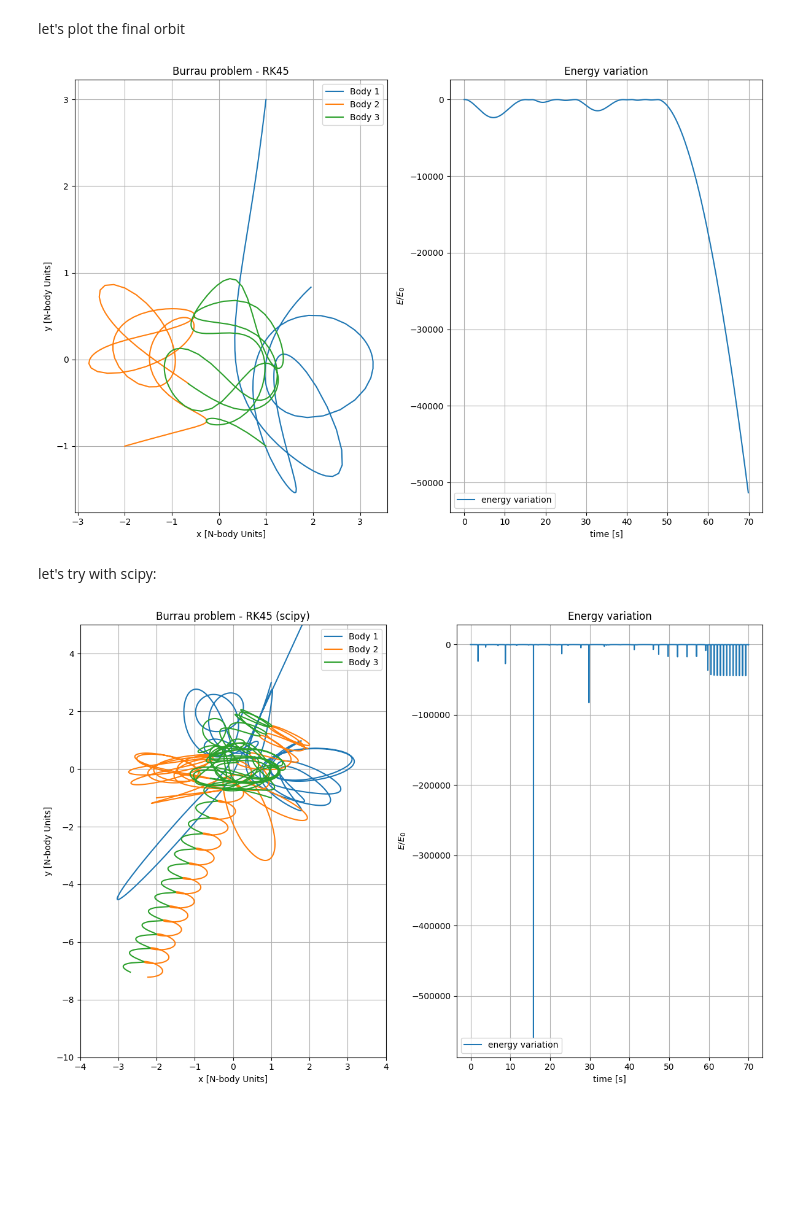
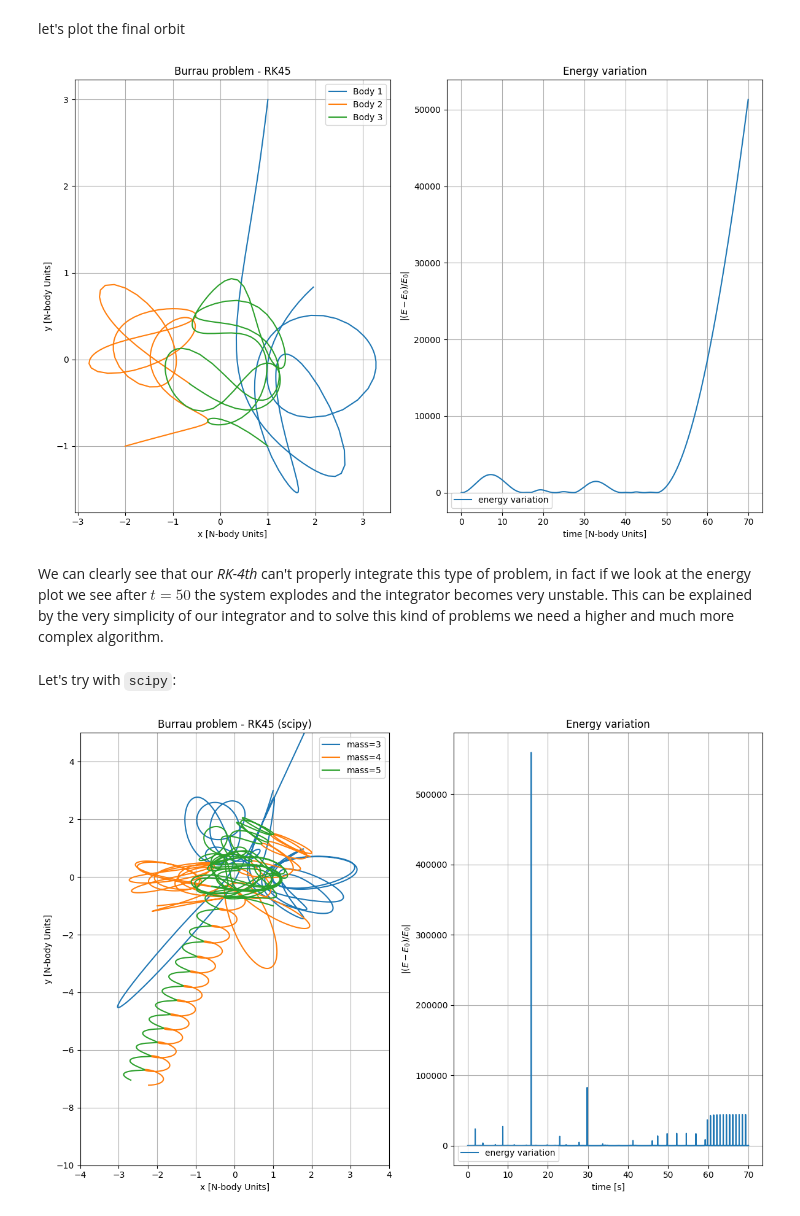
Before and after one commit to marcoboscato/celestial_mechanics, a Jupyter notebook: Homeworks/HW2/HW2_boscatomarco.ipynb, the cells around one changed output. Drawn from its saved outputs; the diff is of its cells as text; code cells hidden in the pictures; blank space fills up the shorter version.

```diff
--- a/Homeworks/HW2/HW2_boscatomarco.ipynb
+++ b/Homeworks/HW2/HW2_boscatomarco.ipynb
@@ -238,5 +246,5 @@ def Energy_3bodies(x):
     Ekin = 0.5*(masses[0]*np.sum(x[:,6:8]**2, axis=1) + masses[1]*np.sum(x[:,8:10]**2, axis=1) + masses[2]*np.sum(x[:,10:12]**2, axis=1))
     Epot = G*(masses[0]*masses[1]/r12 + masses[1]*masses[2]/r23 + masses[0]*masses[2]/r31)
     E = Ekin - Epot
-    return np.abs(E - E[0])/E[0]
+    return np.abs((E - E[0])/E[0])
 # %% [markdown]
@@ -264,4 +282,6 @@ let's integrate: first I write ti initial condition as 1D array...
 # %%
-x = np.concatenate((position, velocity), axis=None)
+x = np.concatenate((pos, vel), axis=None)
 
 time, orbit = RK_4th_order_adaptive(f, x, t0, tf, h0)
+
+energy = Energy_3bodies(orbit)
@@ -278,24 +296,24 @@ plt.plot(orbit[:,4], orbit[:,5], label='Body 3')
 plt.xlabel('x [N-body Units]')
 plt.ylabel('y [N-body Units]')
 plt.title('Burrau problem - RK45')
-#plt.xlim(-4, 4)
-#plt.ylim(-10, 5)
 plt.grid()
 plt.legend()
 
 plt.subplot(1,2,2)
 plt.plot(time, energy, label='energy variation')
-plt.xlabel('time [s]')
-plt.ylabel('$E/E_{0}$')
+plt.xlabel('time [N-body Units]')
+plt.ylabel('$|(E - E_{0})/E_{0}|$')
 plt.title('Energy variation')
 plt.grid()
 plt.legend(loc='lower left')
 
 plt.tight_layout()
 # %% [output]
-[figure, old version]
+[figure, new version]
+# %% [markdown]
+We can clearly see that our *RK-4th* can't properly integrate this type of problem, in fact if we look at the energy plot we see after $t=50$ the system explodes and the integrator becomes very unstable. This can be explained by the very simplicity of our integrator and to solve this kind of problems we need a higher and much more complex algorithm.
 # %% [markdown]
-let's try with scipy:
+Let's try with `scipy`:
 # %%
 solution = solve_ivp(fun=f, t_span=[t0, tf], y0=x, method='RK45', dense_output=True, rtol=1e-12, atol=1e-12)
 # %%
@@ -303,25 +321,25 @@ energy2 = Energy_3bodies(solution.y.T)
 # %%
 plt.figure(figsize=(12,8))
 plt.subplot(1,2,1)
-plt.plot(solution.y[0], solution.y[1], label='Body 1')
-plt.plot(solution.y[2], solution.y[3], label='Body 2')
-plt.plot(solution.y[4], solution.y[5], label='Body 3')
+plt.plot(solution.y[0], solution.y[1], label='mass=3')
+plt.plot(solution.y[2], solution.y[3], label='mass=4')
+plt.plot(solution.y[4], solution.y[5], label='mass=5')
 plt.xlabel('x [N-body Units]')
 plt.ylabel('y [N-body Units]')
 plt.title('Burrau problem - RK45 (scipy)')
 plt.xlim(-4, 4)
 plt.ylim(-10, 5)
 plt.grid()
 plt.legend()
 
 plt.subplot(1,2,2)
 plt.plot(solution.t, energy2, label='energy variation')
 plt.xlabel('time [s]')
-plt.ylabel('$E/E_{0}$')
+plt.ylabel('$|(E - E_{0})/E_{0}|$')
 plt.title('Energy variation')
 plt.grid()
 plt.legend(loc='lower left')
 
 plt.tight_layout()
 # %% [output]
-[figure, old version]
+[figure, new version]
```
Also changed, not shown: parts of 27 cells of this notebook, 2 other files.
